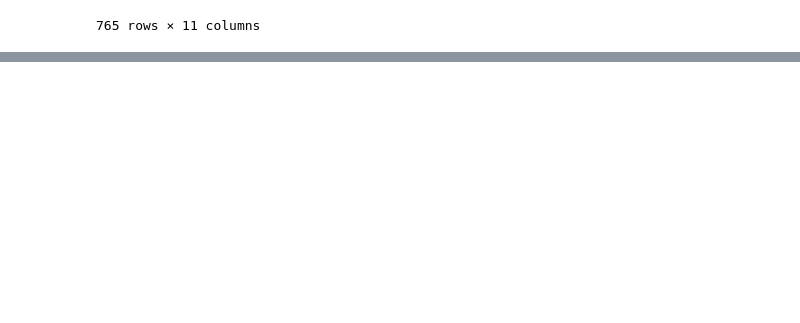
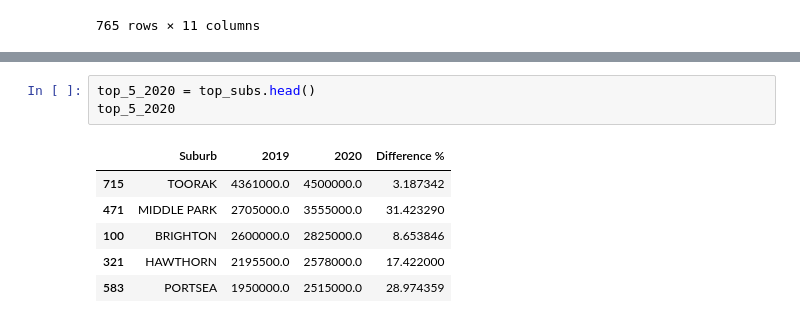
Before and after one commit to LP-116/Project-1, a Jupyter notebook: suburb year analysis.ipynb, the cells around one changed output, grey strips where cells are left out. Saved outputs shown, nothing was run; the diff lists cells and outputs as text; blank space fills up the shorter version.

```diff
--- a/suburb year analysis.ipynb
+++ b/suburb year analysis.ipynb
@@ -263,0 +284,10 @@ sorted_subs_df
+# %%
+top_5_2020 = top_subs.head()
+top_5_2020
+# %% [output]
+|  | Suburb | 2019 | 2020 | Difference % |
+| 715 | TOORAK | 4361000.0 | 4500000.0 | 3.187342 |
+| 471 | MIDDLE PARK | 2705000.0 | 3555000.0 | 31.423290 |
+| 100 | BRIGHTON | 2600000.0 | 2825000.0 | 8.653846 |
+| 321 | HAWTHORN | 2195500.0 | 2578000.0 | 17.422000 |
+| 583 | PORTSEA | 1950000.0 | 2515000.0 | 28.974359 |
```
Also changed, not shown: parts of 2 cells of this notebook.
